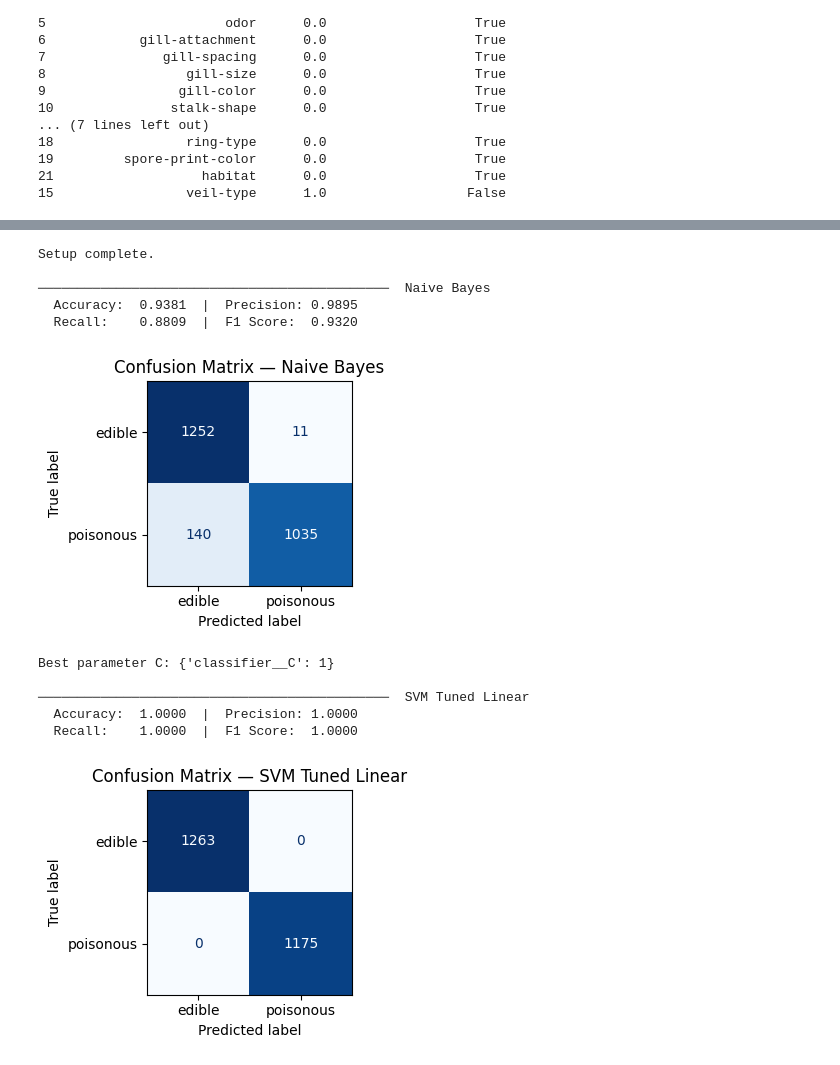
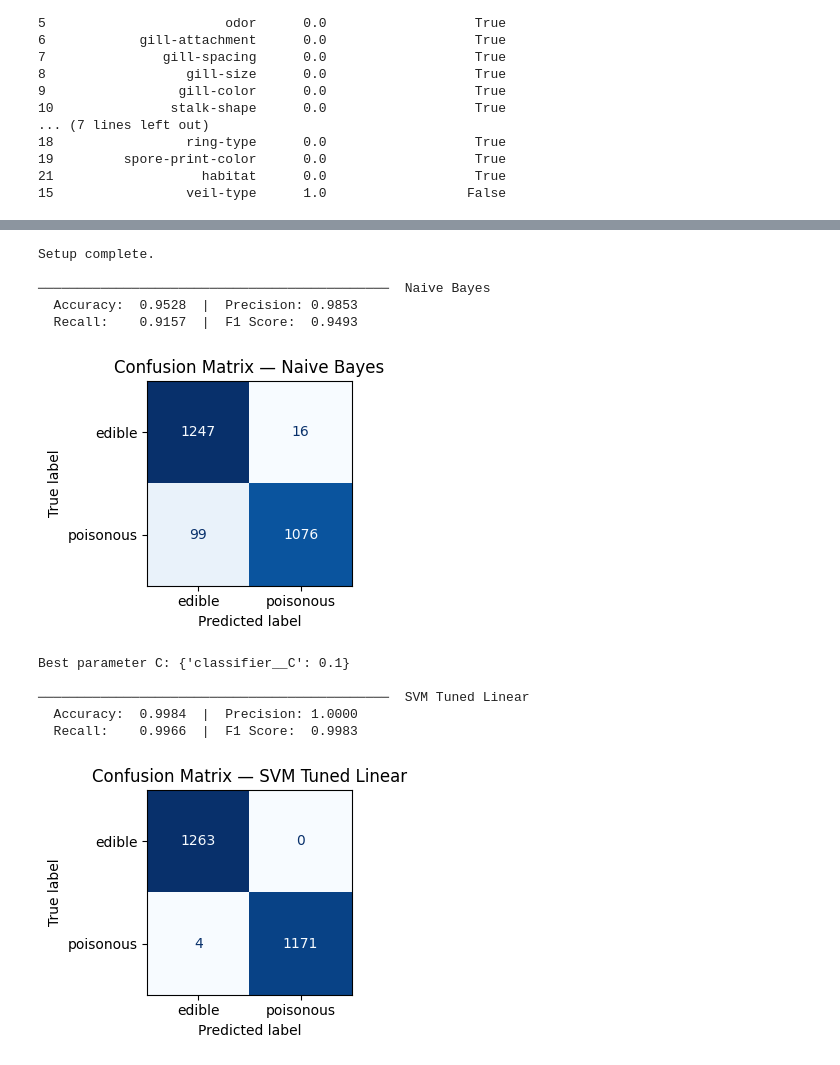
Before and after one commit to filipani/Chicago_Food_Inspections, a Jupyter notebook: Mushroom.ipynb, the cells around one changed output, grey strips where cells are left out. Drawn from its saved outputs; the diff is of its cells as text; code cells hidden in the pictures.

```diff
--- a/Mushroom.ipynb
+++ b/Mushroom.ipynb
@@ -456,7 +611,7 @@ knn = KNeighborsClassifier()
 grid = GridSearchCV(
     estimator=knn,
     param_grid=param_grid,
-    scoring='accuracy',
+    scoring='precision',
     cv=5,
     n_jobs=-1
 )
@@ -489,16 +653,0 @@ print(f"Specificity (TNR): {specificity:.3f}")
-# %%
-#XGBoost
-
-from xgboost import XGBClassifier
-
-# Inizializzazione del modello
-xgb_clf = XGBClassifier(random_state=42, eval_metric='logloss')
-
-# Allenamento (Training)
-xgb_clf.fit(X_train, y_train)
-
-# Previsione
-y_pred_xgb = xgb_clf.predict(X_test)
-
-# Valutazione e aggiunta ai risultati finali
-results.append(evaluate_clf("XGBoost", y_test, y_pred_xgb, show_matrix=True))
@@ -509,0 +654,22 @@ results.append(evaluate_clf("XGBoost", y_test, y_pred_xgb, show_matrix=True))
+# %%
+#XGBoost
+
+from xgboost import XGBClassifier
+
+# Training
+xgb = XGBClassifier(
+    n_estimators=100,
+    max_depth=5,
+    learning_rate=0.1,
+    use_label_encoder=False,
+    eval_metric='logloss',
+    random_state=42
+)
+
+xgb.fit(X_train, y_train)
+
+# Previsione
+y_pred = xgb.predict(X_test)
+
+print("Accuracy:", accuracy_score(y_test, y_pred))
+print(classification_report(y_test, y_pred))
@@ -514,38 +693,38 @@ from sklearn.metrics import confusion_matrix, classification_report, precision_s
 import matplotlib.pyplot as plt
 from sklearn.metrics import ConfusionMatrixDisplay
 def evaluate_clf(name, y_true, y_pred, show_matrix=False):
     acc  = accuracy_score(y_true, y_pred)
     prec = precision_score(y_true, y_pred, zero_division=0)
     rec  = recall_score(y_true, y_pred, zero_division=0)
     f1   = f1_score(y_true, y_pred, zero_division=0)
     print(f"\n{'─'*45}  {name}")
     print(f"  Accuracy:  {acc:.4f}  |  Precision: {prec:.4f}")
     print(f"  Recall:    {rec:.4f}  |  F1 Score:  {f1:.4f}")
     if show_matrix:
         fig, ax = plt.subplots(figsize=(4, 3))
         ConfusionMatrixDisplay.from_predictions(
             y_true, y_pred, display_labels=['edible','poisonous'], cmap='Blues', ax=ax, colorbar=False)
         ax.set_title(f'Confusion Matrix — {name}')
         plt.tight_layout()
         plt.show()
     return {'Model': name, 'Accuracy': acc, 'Precision': prec, 'Recall': rec, 'F1': f1}
 
 print("Setup complete.")
 from sklearn.naive_bayes import BernoulliNB
 
 clf_nb = BernoulliNB()
-clf_nb.fit(X_train, y_train)
+clf_nb.fit(X_sel_train, y_train)
 
-y_pred_nb = clf_nb.predict(X_test)
+y_pred_nb = clf_nb.predict(X_sel_test)
 
 results = [evaluate_clf("Naive Bayes", y_test, y_pred_nb, show_matrix=True)]
 # %% [output]
 Setup complete.
 
 ─────────────────────────────────────────────  Naive Bayes
-  Accuracy:  0.9381  |  Precision: 0.9895
-  Recall:    0.8809  |  F1 Score:  0.9320
+  Accuracy:  0.9528  |  Precision: 0.9853
+  Recall:    0.9157  |  F1 Score:  0.9493
-[figure, old version]
+[figure, new version]
 # %%
 #SVM
 
@@ -568,7 +747,7 @@ grid_search = GridSearchCV(
     estimator=clf_svm,
     param_grid=param_grid,
     cv=5,               # 5-fold cross-validation
-    scoring='accuracy', # ottimizza l'accuracy
+    scoring='precision', # ottimizza la precision
     n_jobs=-1           # usa tutti i core disponibili
 )
 
@@ -585,9 +764,9 @@ y_pred_svm = best_svm.predict(X_test)
 # Valutazione
 results.append(evaluate_clf("SVM Tuned Linear", y_test, y_pred_svm, show_matrix=True))
 # %% [output]
-Best parameter C: {'classifier__C': 1}
+Best parameter C: {'classifier__C': 0.1}
 
 ─────────────────────────────────────────────  SVM Tuned Linear
-  Accuracy:  1.0000  |  Precision: 1.0000
-  Recall:    1.0000  |  F1 Score:  1.0000
+  Accuracy:  0.9984  |  Precision: 1.0000
+  Recall:    0.9966  |  F1 Score:  0.9983
 [figure]
```
Also changed, not shown: parts of 24 cells of this notebook.
